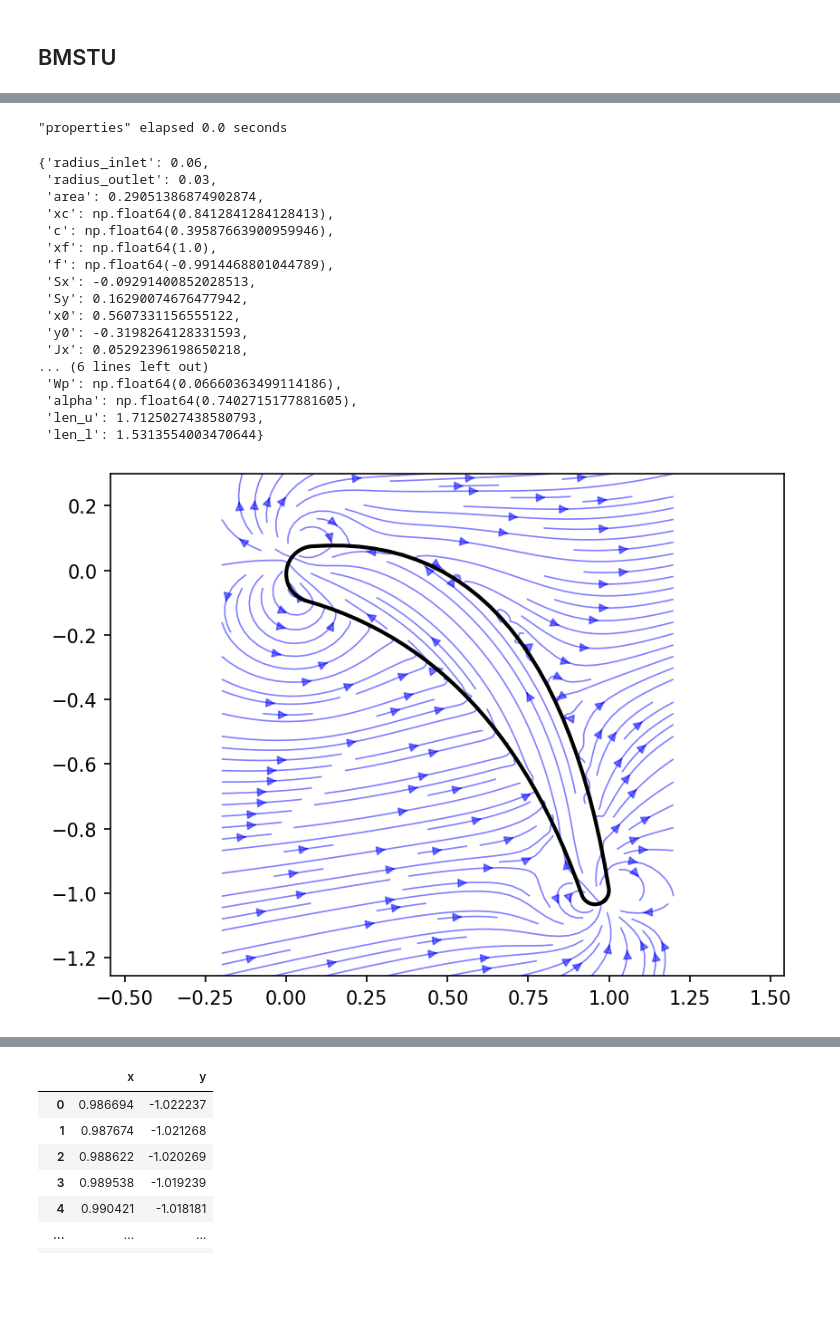
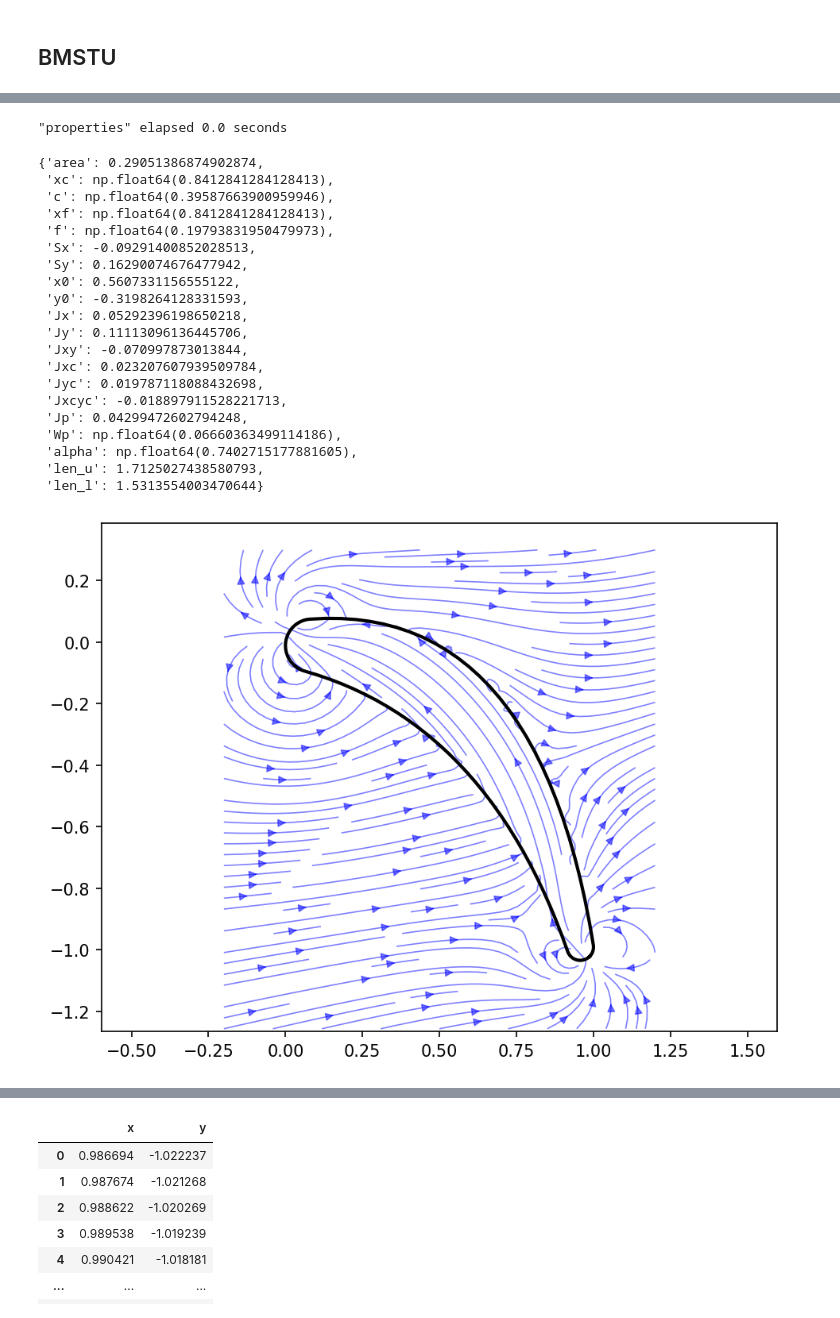
Before and after one commit to ParkhomenkoDV/foil, a Jupyter notebook: tutorial/foil.ipynb, the cells around one changed output, grey strips where cells are left out. Saved outputs shown, nothing was run; the diff lists cells and outputs as text; code cells hidden in the pictures; blank space fills up the shorter version.

```diff
--- a/tutorial/foil.ipynb
+++ b/tutorial/foil.ipynb
@@ -75,9 +80,9 @@ AttributeError: type object 'Foil' has no attribute '__METHODS'
 # %% [markdown]
 ## BMSTU
 # %%
-airfoil_bmstu = Foil('BMSTU', 30, 1 / 1.698, radians(46.23),
-                     parameters={'rotation_angle': radians(70),
-                                 'relative_inlet_radius':0.06, 'relative_outlet_radius' : 0.03,
-                                 'inlet_angle': radians(20), 'outlet_angle' : radians(10),
-                                 'x_ray_cross' : 0.4,
-                                 'upper_proximity' : 0.5})
+foil_bmstu = Foil('BMSTU', 30, 1 / 1.698, radians(46.23),
+                  rotation_angle=radians(70),
+                  relative_inlet_radius=0.06, relative_outlet_radius=0.03,
+                  inlet_angle=radians(20), outlet_angle=radians(10),
+                  x_ray_cross=0.4,
+                  upper_proximity=0.5)
@@ -103,26 +96,29 @@ airfoil_bmstu.show()
 # %%
-airfoil_bmstu.properties
+foil_bmstu.properties
 # %% [output]
 "properties" elapsed 0.0 seconds
-{'radius_inlet': 0.06,
- 'radius_outlet': 0.03,
- 'area': 0.29051386874902874,
+{'area': 0.29051386874902874,
  'xc': np.float64(0.8412841284128413),
  'c': np.float64(0.39587663900959946),
- 'xf': np.float64(1.0),
- 'f': np.float64(-0.9914468801044789),
+ 'xf': np.float64(0.8412841284128413),
+ 'f': np.float64(0.19793831950479973),
  'Sx': -0.09291400852028513,
  'Sy': 0.16290074676477942,
  'x0': 0.5607331156555122,
  'y0': -0.3198264128331593,
  'Jx': 0.05292396198650218,
-... (6 lines left out)
+ 'Jy': 0.11113096136445706,
+ 'Jxy': -0.070997873013844,
+ 'Jxc': 0.023207607939509784,
+ 'Jyc': 0.019787118088432698,
+ 'Jxcyc': -0.018897911528221713,
+ 'Jp': 0.04299472602794248,
  'Wp': np.float64(0.06660363499114186),
  'alpha': np.float64(0.7402715177881605),
  'len_u': 1.7125027438580793,
  'len_l': 1.5313554003470644}
 # %%
-airfoil_bmstu.cfd(10, 5)
+foil_bmstu.cfd(10, 5)
 # %% [output]
-[figure, old version]
+[figure, new version]
 # %%
```
Also changed, not shown: parts of 75 cells of this notebook, 1 other file.
